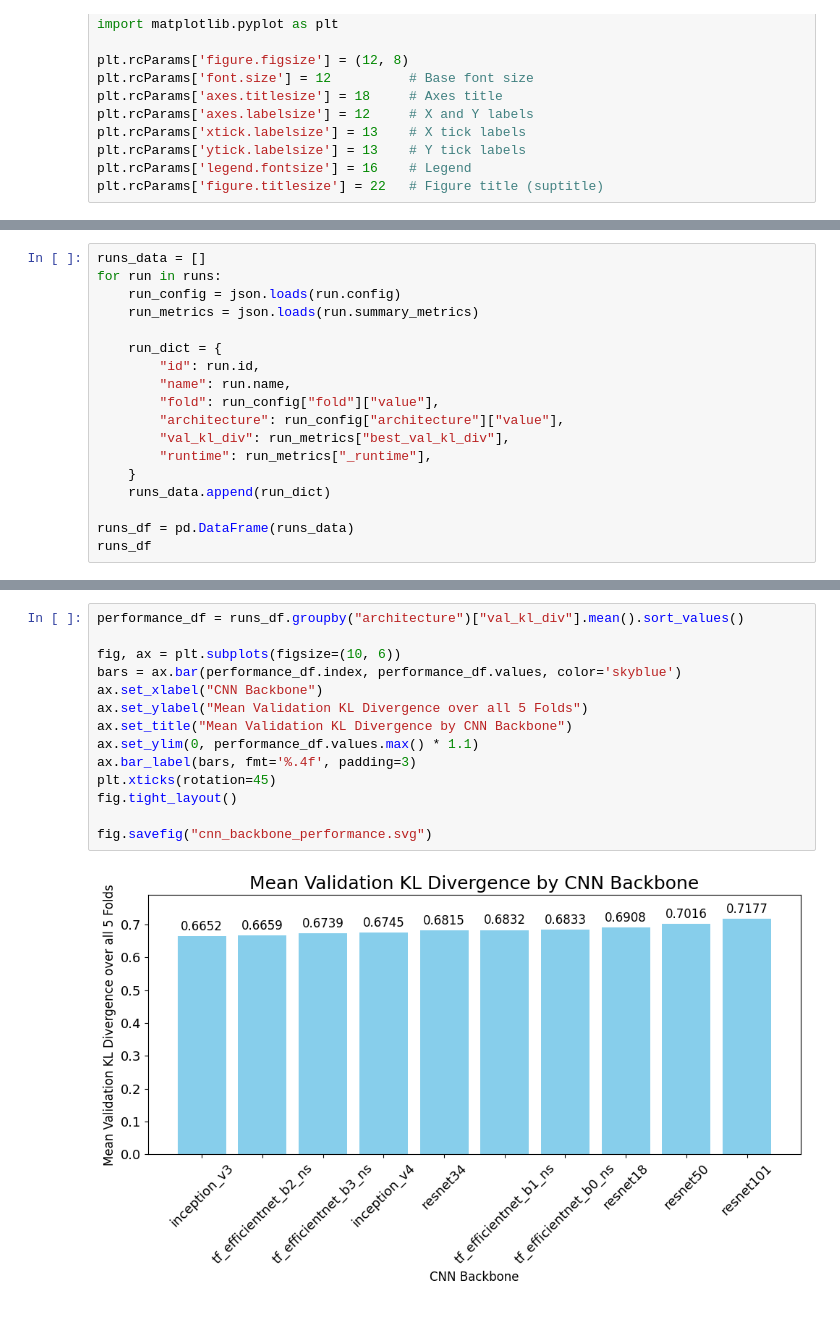
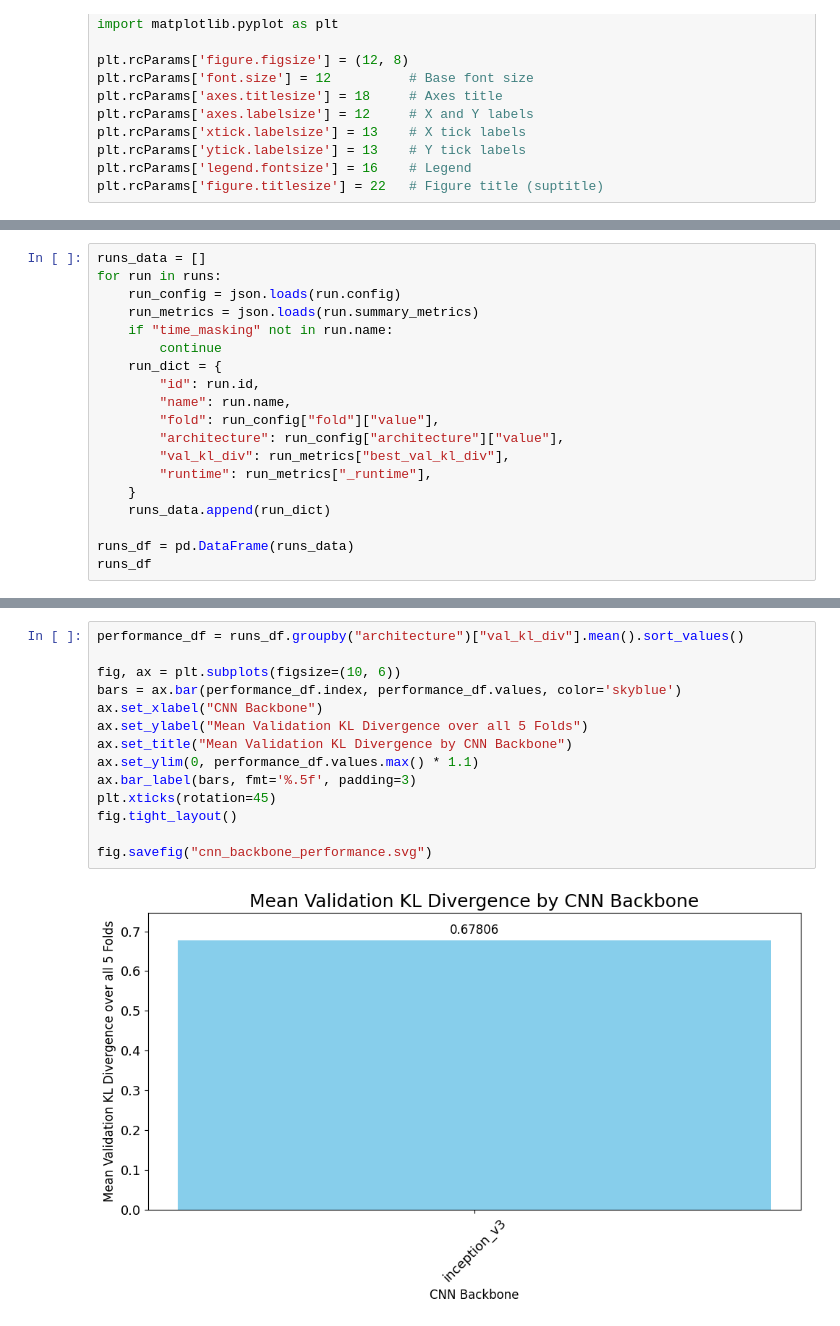
Before and after one commit to Davee02/HSLU.AICOMP.HMS, a Jupyter notebook: notebooks/visualizations/visualize_cnn_backbone_results.ipynb, the cells around one changed output, grey strips where cells are left out. Saved outputs shown, nothing was run; the diff lists cells and outputs as text.

```diff
--- a/notebooks/visualizations/visualize_cnn_backbone_results.ipynb
+++ b/notebooks/visualizations/visualize_cnn_backbone_results.ipynb
@@ -32,7 +34,8 @@ runs_data = []
 for run in runs:
     run_config = json.loads(run.config)
     run_metrics = json.loads(run.summary_metrics)
-
+    if "time_masking" not in run.name:
+        continue
     run_dict = {
         "id": run.id,
         "name": run.name,
@@ -66,19 +58,19 @@ runs_df
 # %%
 performance_df = runs_df.groupby("architecture")["val_kl_div"].mean().sort_values()
 
 fig, ax = plt.subplots(figsize=(10, 6))
 bars = ax.bar(performance_df.index, performance_df.values, color='skyblue')
 ax.set_xlabel("CNN Backbone")
 ax.set_ylabel("Mean Validation KL Divergence over all 5 Folds")
 ax.set_title("Mean Validation KL Divergence by CNN Backbone")
 ax.set_ylim(0, performance_df.values.max() * 1.1)
-ax.bar_label(bars, fmt='%.4f', padding=3)
+ax.bar_label(bars, fmt='%.5f', padding=3)
 plt.xticks(rotation=45)
 fig.tight_layout()
 
 fig.savefig("cnn_backbone_performance.svg")
 # %% [output]
-[figure, old version]
+[figure, new version]
 # %%
 runtime_df = runs_df.groupby("architecture")["runtime"].sum().sort_values()
 runtime_df = runtime_df / 60
```
Also changed, not shown: parts of 4 cells of this notebook, 2 other files.
